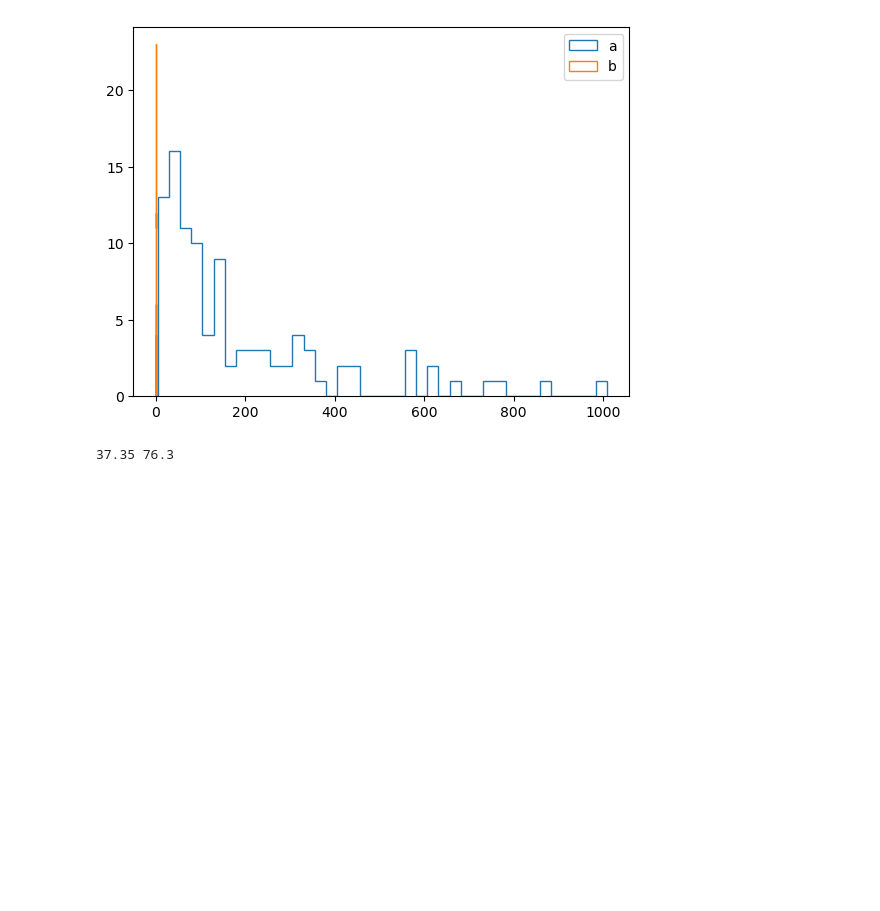
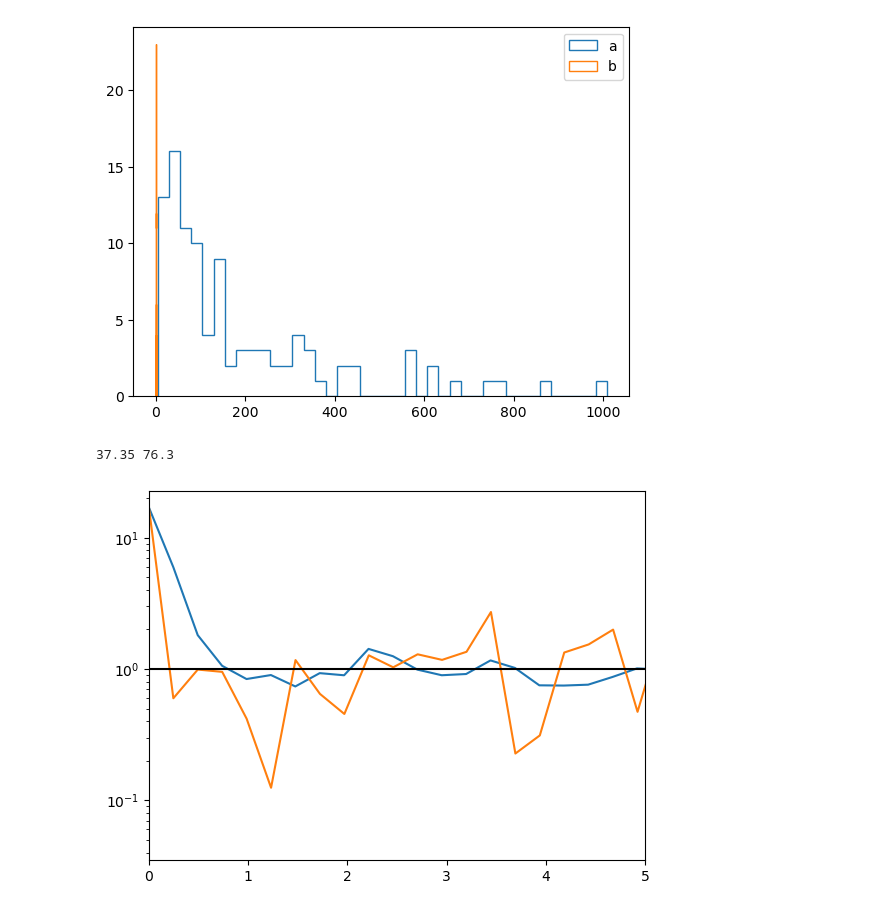
Before and after one commit to plumol/monte-carlo-simulations, a Jupyter notebook: post-analysis/mod_ff.ipynb, the cells around one changed output. Cells and saved outputs as stored; diff of their text form; code cells hidden in the pictures; blank space fills up the shorter version.

```diff
--- a/post-analysis/mod_ff.ipynb
+++ b/post-analysis/mod_ff.ipynb
@@ -32,3 +32,26 @@ c2_events = np.array(df_c2["events"].to_list())
 print(np.mean(c1_events[:4]), np.mean(c2_events[:4]))
 # %% [output]
 37.35 76.3
+# %%
+df_c3 = pd.read_csv("../cpp-monte-carlo-simulations/var_runs/16/ecmc_ff_sf_10m-16-1.csv")
+df_c4 = pd.read_csv("../../ecmc_ff_16_base-2.csv")
+
+c3_events = np.array(df_c3["events"].to_list())
+c4_events = np.array(df_c4["events"].to_list())
+
+c3_varm = np.array(df_c3["var_mix"].to_list())
+c4_varm = np.array(df_c4["var_mix"].to_list())
+
+eff_x = np.linspace(0, 100000, 100000)*np.mean(c3_events)/16
+eff_x_base = np.linspace(0, 50000, 50000)*np.mean(c4_events)/16
+
+var_equil_16 = (400-16*(400/(2*16)))**2/(4*(16+1))
+
+plt.plot(eff_x_base[:2000]/16, c4_varm[:2000]/var_equil_16, label="base")
+plt.plot(eff_x[:2000]/16, c3_varm[:2000]/var_equil_16, label="test")
+
+plt.xlim(0, 5)
+plt.hlines(1, 0, 10, "black")
+plt.yscale('log')
+# %% [output]
+[figure, added]
```
Also changed, not shown: 7 other files.
